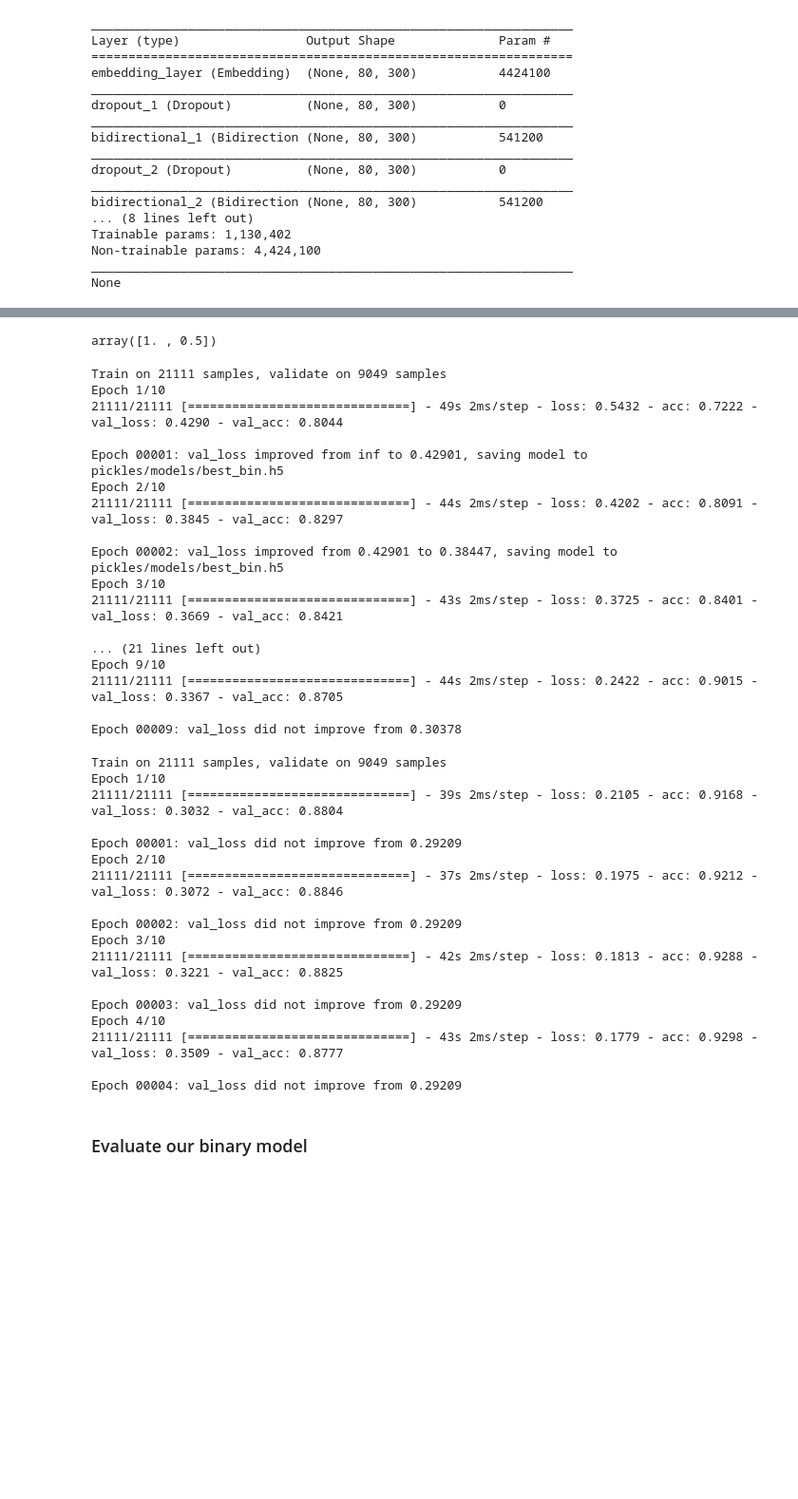
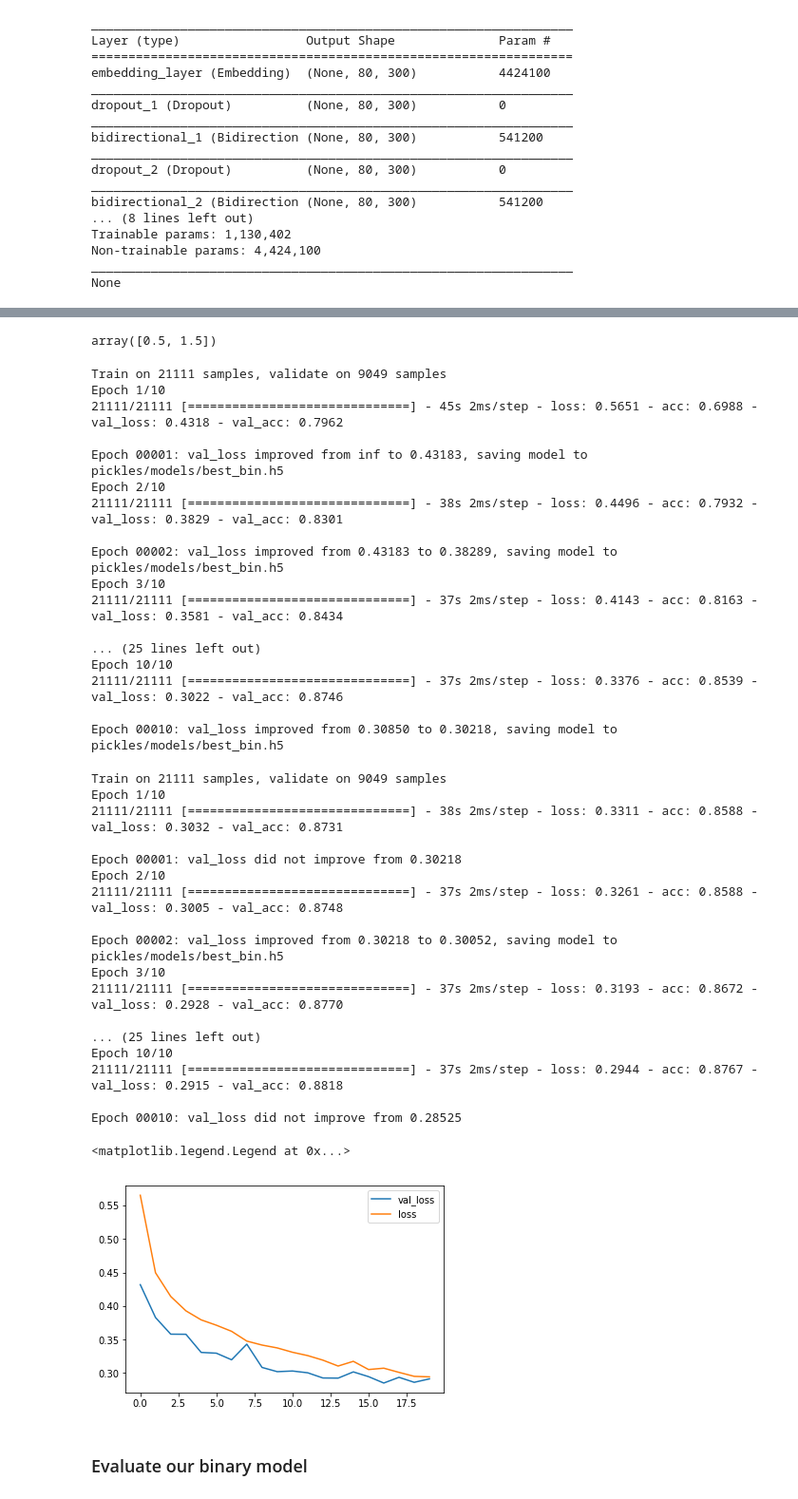
Before and after one commit to Garfounkel/emotion_analysis, a Jupyter notebook: playground.ipynb, the cells around one changed output, grey strips where cells are left out. Shown at 95% size. Cells and saved outputs as stored; diff of their text form; code cells hidden in the pictures; blank space fills up the shorter version.

```diff
--- a/playground.ipynb
+++ b/playground.ipynb
@@ -323,51 +424,69 @@ callbacks_list_bin = [
         EarlyStopping(patience=3, verbose=0)
     ]
 # %%
-cls_weight_bin = np.array([1.0, 0.5])  # To try
+cls_weight_bin = np.array([0.5, 1.5])
 # cls_weight_bin = np.array([1.0, 1.0])
 cls_weight_bin
 # %% [output]
-array([1. , 0.5])
+array([0.5, 1.5])
 # %%
 history_bin = model_bin.fit(x_trn, y_trn_2, batch_size=128, validation_data=(x_val, y_val_2), epochs=10, class_weight=cls_weight_bin, callbacks=callbacks_list_bin)
 # %% [output]
 Train on 21111 samples, validate on 9049 samples
 Epoch 1/10
-21111/21111 [==============================] - 49s 2ms/step - loss: 0.5432 - acc: 0.7222 - val_loss: 0.4290 - val_acc: 0.8044
+21111/21111 [==============================] - 45s 2ms/step - loss: 0.5651 - acc: 0.6988 - val_loss: 0.4318 - val_acc: 0.7962
 
-Epoch 00001: val_loss improved from inf to 0.42901, saving model to pickles/models/best_bin.h5
+Epoch 00001: val_loss improved from inf to 0.43183, saving model to pickles/models/best_bin.h5
 Epoch 2/10
-21111/21111 [==============================] - 44s 2ms/step - loss: 0.4202 - acc: 0.8091 - val_loss: 0.3845 - val_acc: 0.8297
+21111/21111 [==============================] - 38s 2ms/step - loss: 0.4496 - acc: 0.7932 - val_loss: 0.3829 - val_acc: 0.8301
 
-Epoch 00002: val_loss improved from 0.42901 to 0.38447, saving model to pickles/models/best_bin.h5
+Epoch 00002: val_loss improved from 0.43183 to 0.38289, saving model to pickles/models/best_bin.h5
 Epoch 3/10
-21111/21111 [==============================] - 43s 2ms/step - loss: 0.3725 - acc: 0.8401 - val_loss: 0.3669 - val_acc: 0.8421
+21111/21111 [==============================] - 37s 2ms/step - loss: 0.4143 - acc: 0.8163 - val_loss: 0.3581 - val_acc: 0.8434
 
-... (21 lines left out)
-Epoch 9/10
-21111/21111 [==============================] - 44s 2ms/step - loss: 0.2422 - acc: 0.9015 - val_loss: 0.3367 - val_acc: 0.8705
+... (25 lines left out)
+Epoch 10/10
+21111/21111 [==============================] - 37s 2ms/step - loss: 0.3376 - acc: 0.8539 - val_loss: 0.3022 - val_acc: 0.8746
 
-Epoch 00009: val_loss did not improve from 0.30378
+Epoch 00010: val_loss improved from 0.30850 to 0.30218, saving model to pickles/models/best_bin.h5
 # %%
 history_bin_2 = model_bin.fit(x_trn, y_trn_2, batch_size=128, validation_data=(x_val, y_val_2), epochs=10, class_weight=cls_weight_bin, callbacks=callbacks_list_bin)
 # %% [output]
 Train on 21111 samples, validate on 9049 samples
 Epoch 1/10
-21111/21111 [==============================] - 39s 2ms/step - loss: 0.2105 - acc: 0.9168 - val_loss: 0.3032 - val_acc: 0.8804
+21111/21111 [==============================] - 38s 2ms/step - loss: 0.3311 - acc: 0.8588 - val_loss: 0.3032 - val_acc: 0.8731
 
-Epoch 00001: val_loss did not improve from 0.29209
+Epoch 00001: val_loss did not improve from 0.30218
 Epoch 2/10
-21111/21111 [==============================] - 37s 2ms/step - loss: 0.1975 - acc: 0.9212 - val_loss: 0.3072 - val_acc: 0.8846
+21111/21111 [==============================] - 37s 2ms/step - loss: 0.3261 - acc: 0.8588 - val_loss: 0.3005 - val_acc: 0.8748
 
-Epoch 00002: val_loss did not improve from 0.29209
+Epoch 00002: val_loss improved from 0.30218 to 0.30052, saving model to pickles/models/best_bin.h5
 Epoch 3/10
-21111/21111 [==============================] - 42s 2ms/step - loss: 0.1813 - acc: 0.9288 - val_loss: 0.3221 - val_acc: 0.8825
+21111/21111 [==============================] - 37s 2ms/step - loss: 0.3193 - acc: 0.8672 - val_loss: 0.2928 - val_acc: 0.8770
 
-Epoch 00003: val_loss did not improve from 0.29209
-Epoch 4/10
-21111/21111 [==============================] - 43s 2ms/step - loss: 0.1779 - acc: 0.9298 - val_loss: 0.3509 - val_acc: 0.8777
+... (25 lines left out)
+Epoch 10/10
+21111/21111 [==============================] - 37s 2ms/step - loss: 0.2944 - acc: 0.8767 - val_loss: 0.2915 - val_acc: 0.8818
 
-Epoch 00004: val_loss did not improve from 0.29209
+Epoch 00010: val_loss did not improve from 0.28525
+# %%
+import matplotlib.pyplot as plt
+
+
+hist2 = True
+hist2 = False
+
+eps = history_bin.epoch + [x + 10 for x in history_bin_2.epoch]# + [x + 20 for x in history_bin_3.epoch]
+val_loss = history_bin.history['val_loss'] + history_bin_2.history['val_loss']# + history_bin_3.history['val_loss']
+loss = history_bin.history['loss'] + history_bin_2.history['loss']# + history_bin_3.history['loss']
+
+plt.plot(eps, val_loss, label='val_loss')
+plt.plot(eps, loss, label='loss')
+
+plt.legend()
+# %% [output]
+<matplotlib.legend.Legend at 0x...>
+[figure, added]
 # %% [markdown]
 ### Evaluate our binary model
 # %%
```
Also changed, not shown: parts of 33 cells of this notebook, 1 other file.
